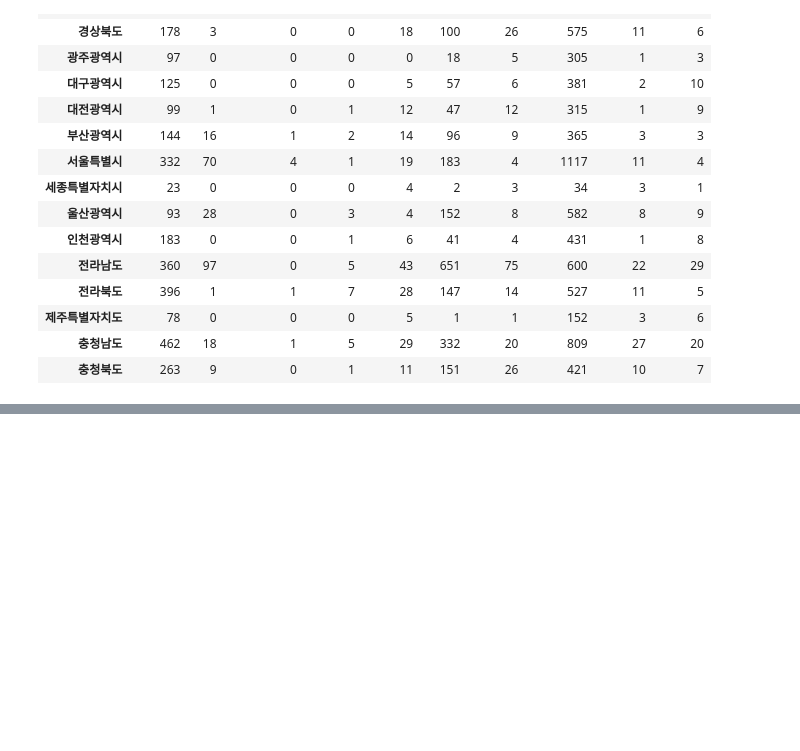
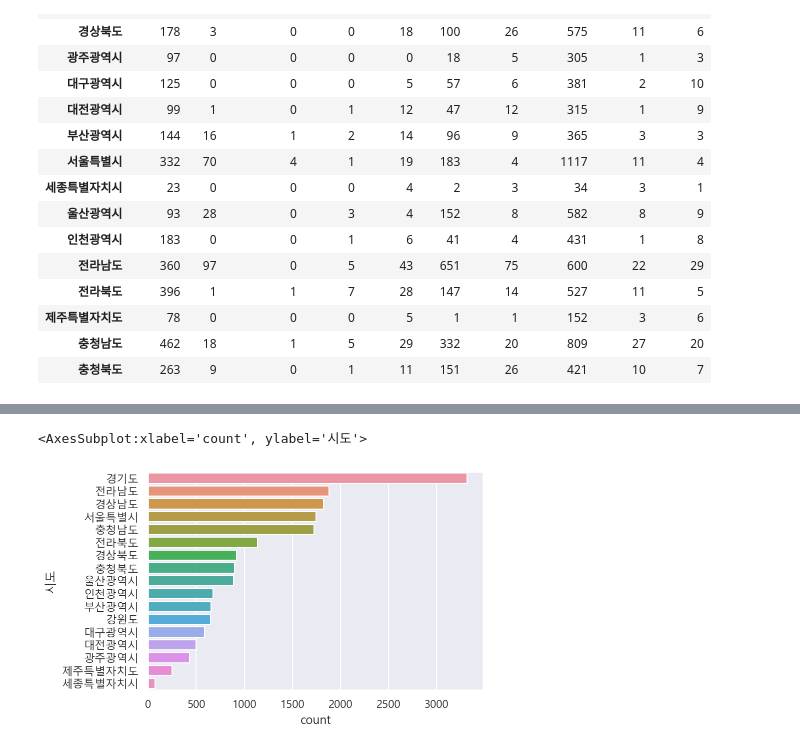
Before and after one commit to pmj3590/inflearn_opendata, a Jupyter notebook: park.ipynb, the cells around one changed output, grey strips where cells are left out. Drawn from its saved outputs; the diff is of its cells as text; code cells hidden in the pictures; blank space fills up the shorter version.

```diff
--- a/park.ipynb
+++ b/park.ipynb
@@ -954,0 +958,4 @@ city_cate.style.background_gradient()
+# %%
+# 시도별로 합계 데이터 출력
+city_count=df["시도"].value_counts().to_frame()
+city_mean=df["시도"].value_counts(normalize=True).to_frame()
@@ -954,0 +1006,7 @@ city_cate.style.background_gradient()
+# %%
+# 위경도 컬럼을 사용하지 않기 때문에 df 데이터 사용
+
+sns.countplot(data=df, y="시도", order=city_count.index)
+# %% [output]
+<AxesSubplot:xlabel='count', ylabel='시도'>
+[figure, added]
```
Also changed, not shown: parts of 21 cells of this notebook.
